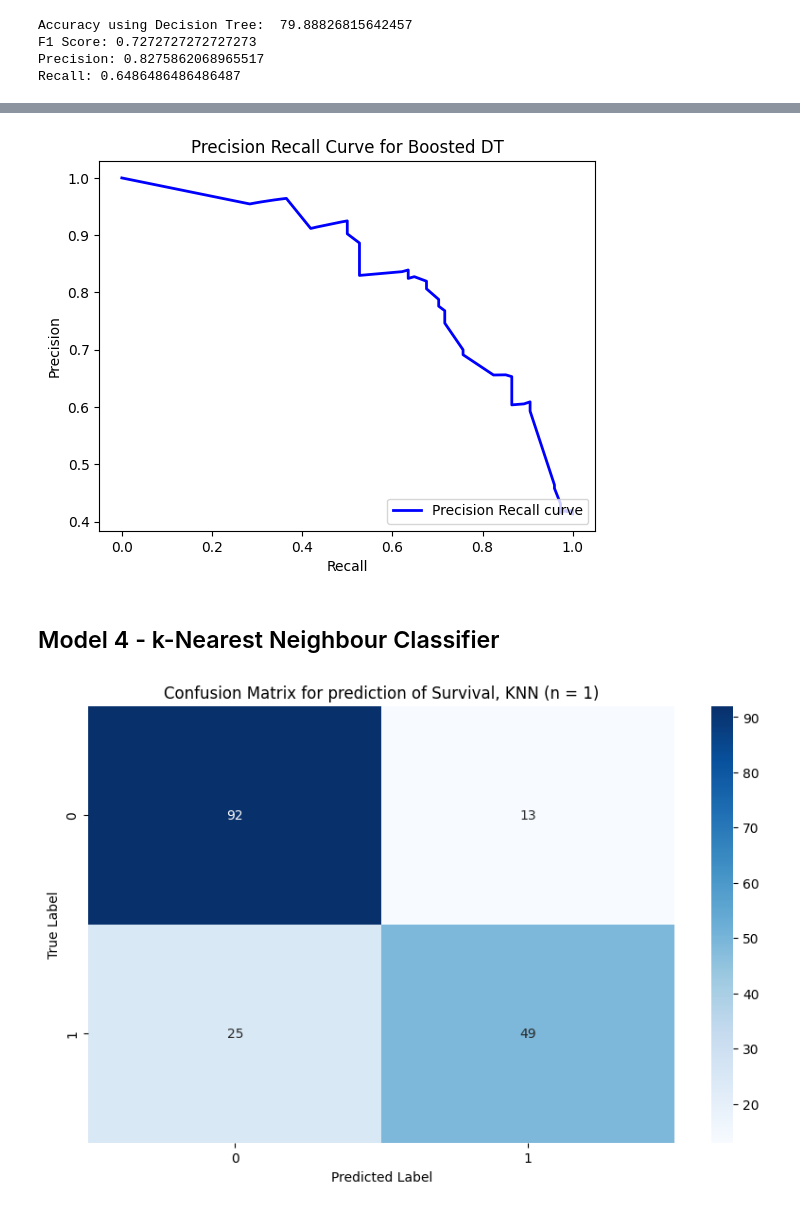
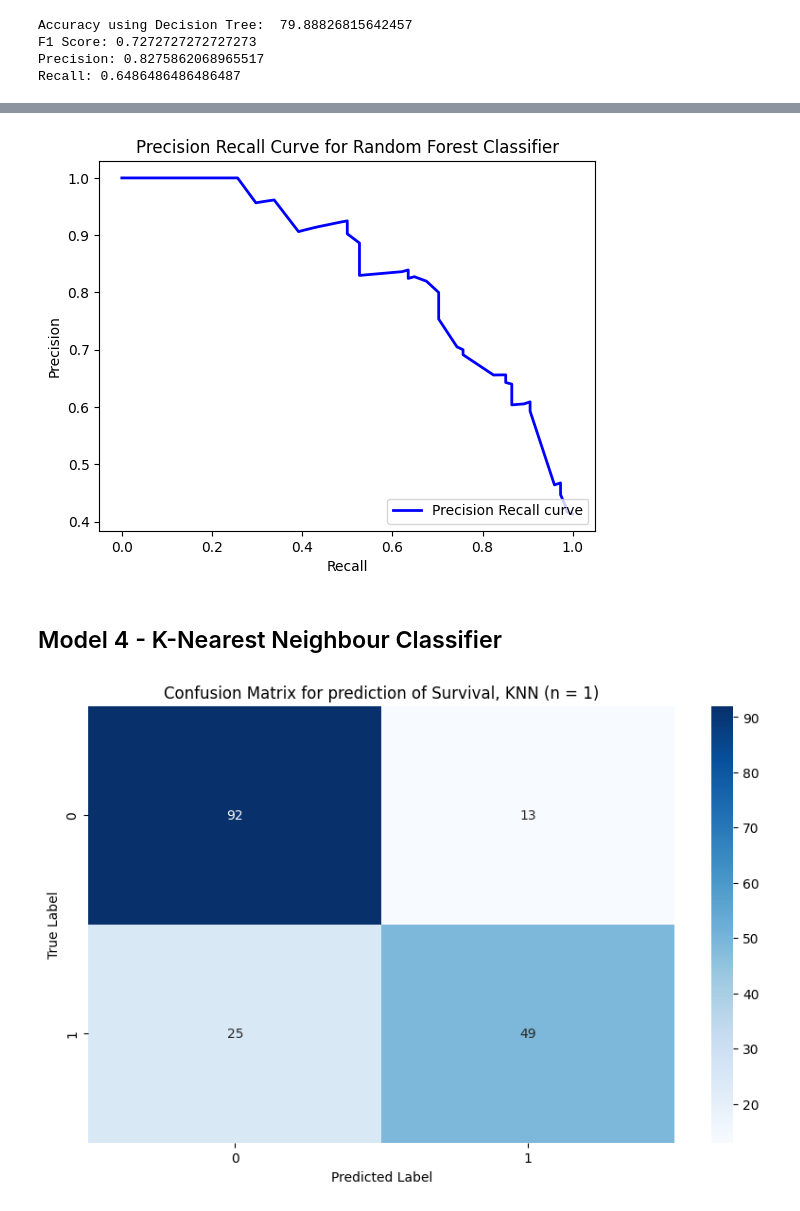
Before and after one commit to SarankanT/546-Final-Project, a Jupyter notebook: Titanic_proposal_Baseline&Improvements_MSCI546.ipynb, the cells around one changed output, grey strips where cells are left out. Drawn from its saved outputs; the diff is of its cells as text; code cells hidden in the pictures.

```diff
--- a/Titanic_proposal_Baseline&Improvements_MSCI546.ipynb
+++ b/Titanic_proposal_Baseline&Improvements_MSCI546.ipynb
@@ -289,20 +333,20 @@ Recall: 0.6486486486486487
 # %%
 #p/r curve
 
 # Calculating precision-recall curve
 precision, recall, _ = precision_recall_curve(y_testing, y_pred_prob_rf)
 
 plt.figure()
 plt.plot(recall, precision, color='blue', lw=2, label='Precision Recall curve')
 plt.xlabel('Recall')
 plt.ylabel('Precision')
-plt.title('Precision Recall Curve for Boosted DT')
+plt.title('Precision Recall Curve for Random Forest Classifier')
 plt.legend(loc="lower right")
 plt.show()
 # %% [output]
-[figure, old version]
+[figure, new version]
 # %% [markdown]
-## Model 4 - k-Nearest Neighbour Classifier
+## Model 4 - K-Nearest Neighbour Classifier
 # %%
 from sklearn.preprocessing import StandardScaler
 from sklearn.neighbors import KNeighborsClassifier
```
Also changed, not shown: parts of 18 cells of this notebook.
